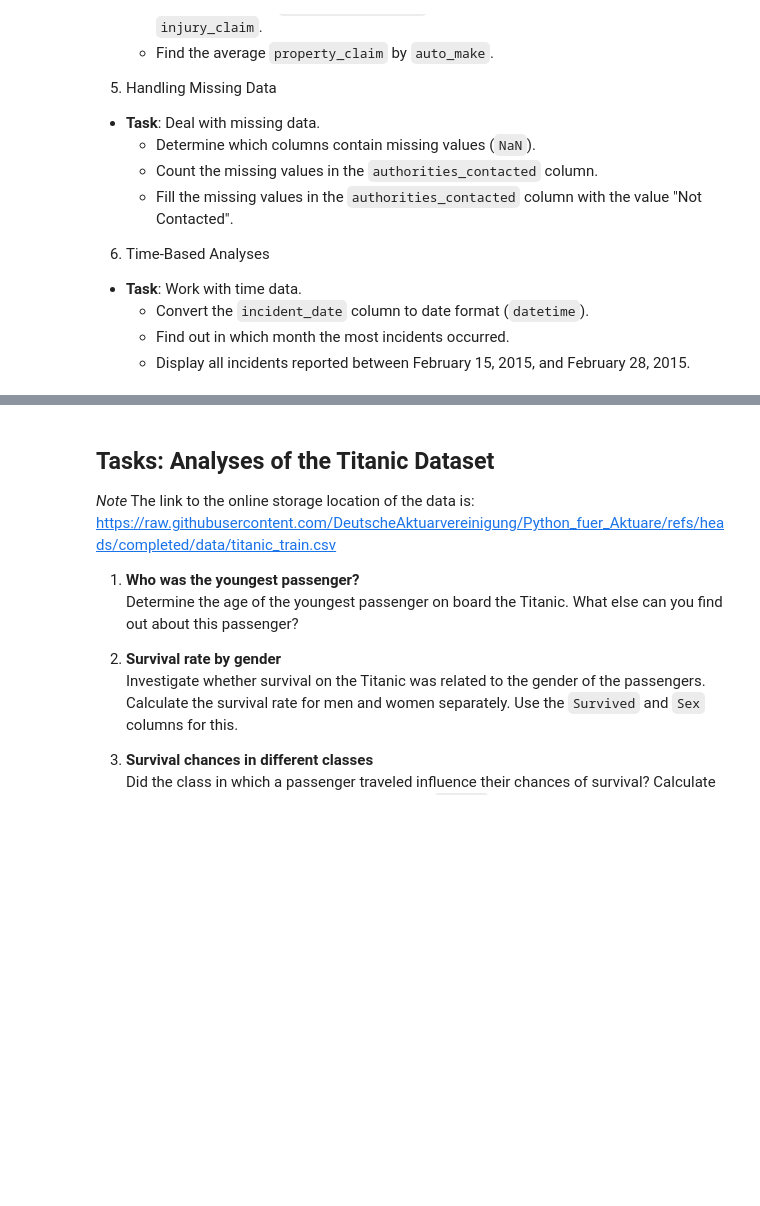
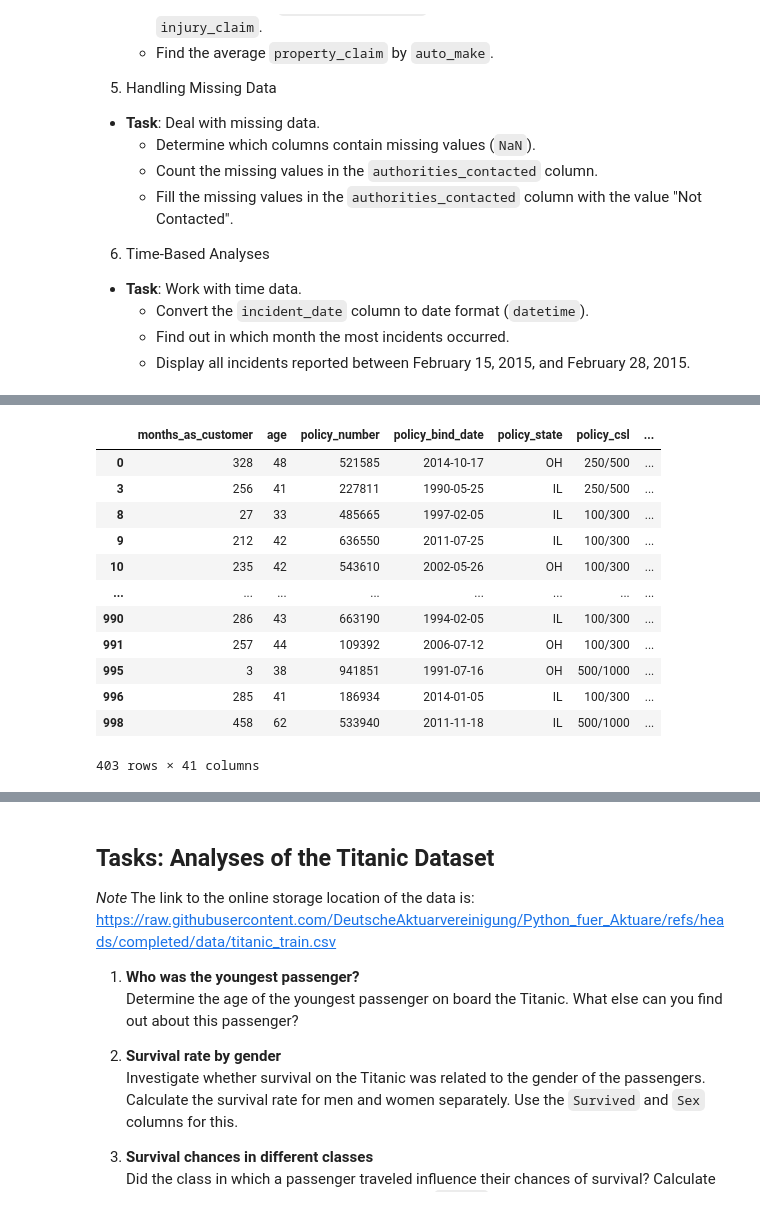
Before and after one commit to umekdoris-cloud/py4ac, a Jupyter notebook: 03_python_pandas.ipynb, the cells around one changed output, grey strips where cells are left out. Saved outputs shown, nothing was run; the diff lists cells and outputs as text; code cells hidden in the pictures; blank space fills up the shorter version.

```diff
--- a/03_python_pandas.ipynb
+++ b/03_python_pandas.ipynb
@@ -878,0 +1042,2 @@ https://raw.githubusercontent.com/DeutscheAktuarvereinigung/Python_fuer_Aktuare/
+# %%
+damage_df['claim_ratio'] =  damage_df['total_claim_amount']/damage_df['policy_annual_premium']
@@ -878,0 +1060,16 @@ https://raw.githubusercontent.com/DeutscheAktuarvereinigung/Python_fuer_Aktuare/
+# %%
+damage_df[damage_df['incident_type'] == "Single Vehicle Collision"]
+# %% [output]
+|  | months_as_customer | age | policy_number | policy_bind_date | policy_state | policy_csl | ... |
+| 0 | 328 | 48 | 521585 | 2014-10-17 | OH | 250/500 | ... |
+| 3 | 256 | 41 | 227811 | 1990-05-25 | IL | 250/500 | ... |
+| 8 | 27 | 33 | 485665 | 1997-02-05 | IL | 100/300 | ... |
+| 9 | 212 | 42 | 636550 | 2011-07-25 | IL | 100/300 | ... |
+| 10 | 235 | 42 | 543610 | 2002-05-26 | OH | 100/300 | ... |
+| ... | ... | ... | ... | ... | ... | ... | ... |
+| 990 | 286 | 43 | 663190 | 1994-02-05 | IL | 100/300 | ... |
+| 991 | 257 | 44 | 109392 | 2006-07-12 | OH | 100/300 | ... |
+| 995 | 3 | 38 | 941851 | 1991-07-16 | OH | 500/1000 | ... |
+| 996 | 285 | 41 | 186934 | 2014-01-05 | IL | 100/300 | ... |
+| 998 | 458 | 62 | 533940 | 2011-11-18 | IL | 500/1000 | ... |
+403 rows × 41 columns
```
Also changed, not shown: parts of 18 cells of this notebook.
